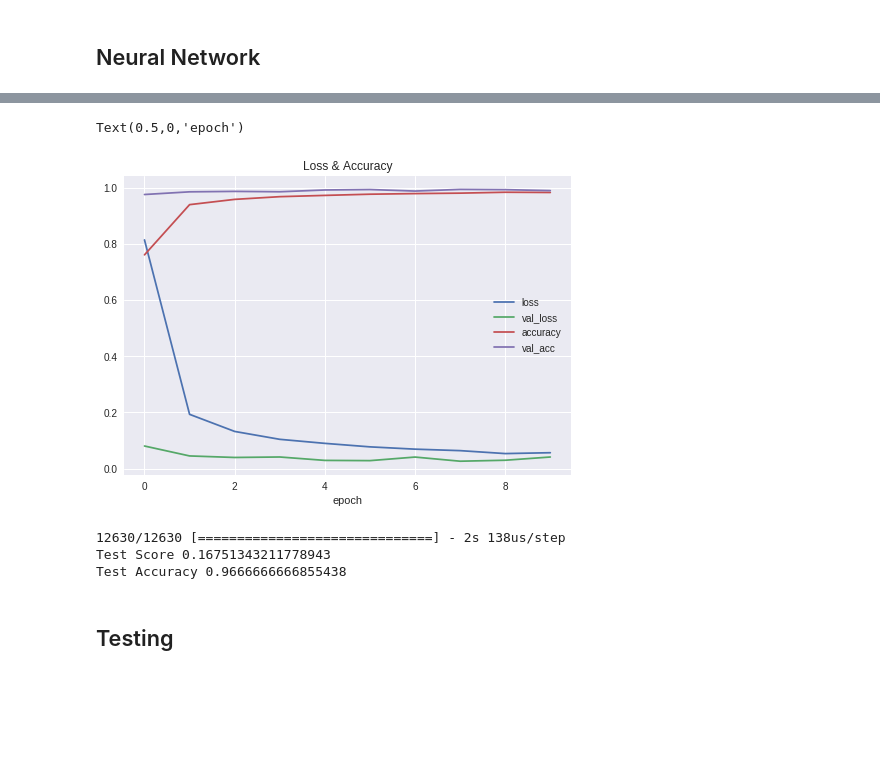
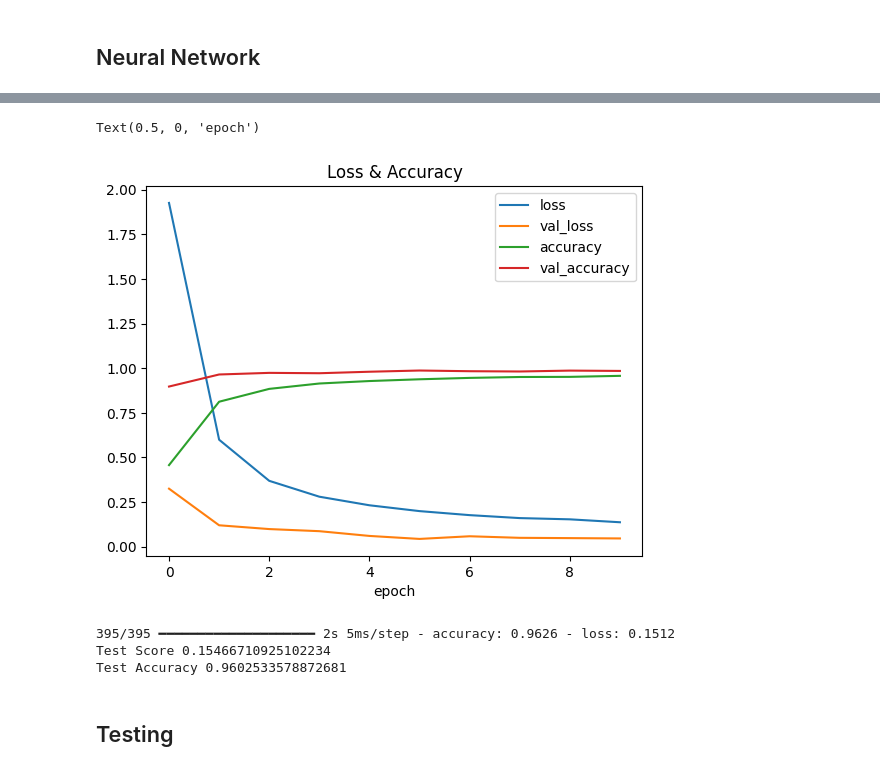
Before and after one commit to daikunpeng/traffic-sign-classifier, a Jupyter notebook: Traffic_Sign_Classifier.ipynb, the cells around one changed output, grey strips where cells are left out. Drawn from its saved outputs; the diff is of its cells as text; code cells hidden in the pictures; blank space fills up the shorter version.

```diff
--- a/Traffic_Sign_Classifier.ipynb
+++ b/Traffic_Sign_Classifier.ipynb
@@ -192,4 +224,4 @@ ValueError: Argument(s) not recognized: {'lr': 0.001}
 # %%
-history = model.fit_generator(datagen.flow(X_train, y_train, batch_size = 50), steps_per_epoch = 2000, epochs = 10, validation_data =(X_val, y_val), shuffle = 1)
+history = model.fit(datagen.flow(X_train, y_train, batch_size = 50), steps_per_epoch = 2000, epochs = 10, validation_data =(X_val, y_val), shuffle = 1)
 # %% [output]
 Epoch 1/10
@@ -215,22 +248,22 @@ Epoch 10/10
 # %%
 plt.plot(history.history['loss'])
 plt.plot(history.history['val_loss'])
-plt.plot(history.history['acc'])
-plt.plot(history.history['val_acc'])
-plt.legend(['loss', 'val_loss', 'accuracy', 'val_acc'])
+plt.plot(history.history['accuracy'])
+plt.plot(history.history['val_accuracy'])
+plt.legend(['loss', 'val_loss', 'accuracy', 'val_accuracy'])
 plt.title('Loss & Accuracy')
 plt.xlabel('epoch')
 # %% [output]
-Text(0.5,0,'epoch')
+Text(0.5, 0, 'epoch')
-[figure, old version]
+[figure, new version]
 # %%
 score = model.evaluate(X_test, y_test, verbose = 1)
 print('Test Score', score[0])
 print('Test Accuracy', score[1])
 # %% [output]
-12630/12630 [==============================] - 2s 138us/step
-Test Score 0.16751343211778943
-Test Accuracy 0.9666666666855438
+395/395 ━━━━━━━━━━━━━━━━━━━━ 2s 5ms/step - accuracy: 0.9626 - loss: 0.1512
+Test Score 0.15466710925102234
+Test Accuracy 0.9602533578872681
 # %% [markdown]
 ## Testing
 # %%
```
Also changed, not shown: parts of 8 cells of this notebook.
